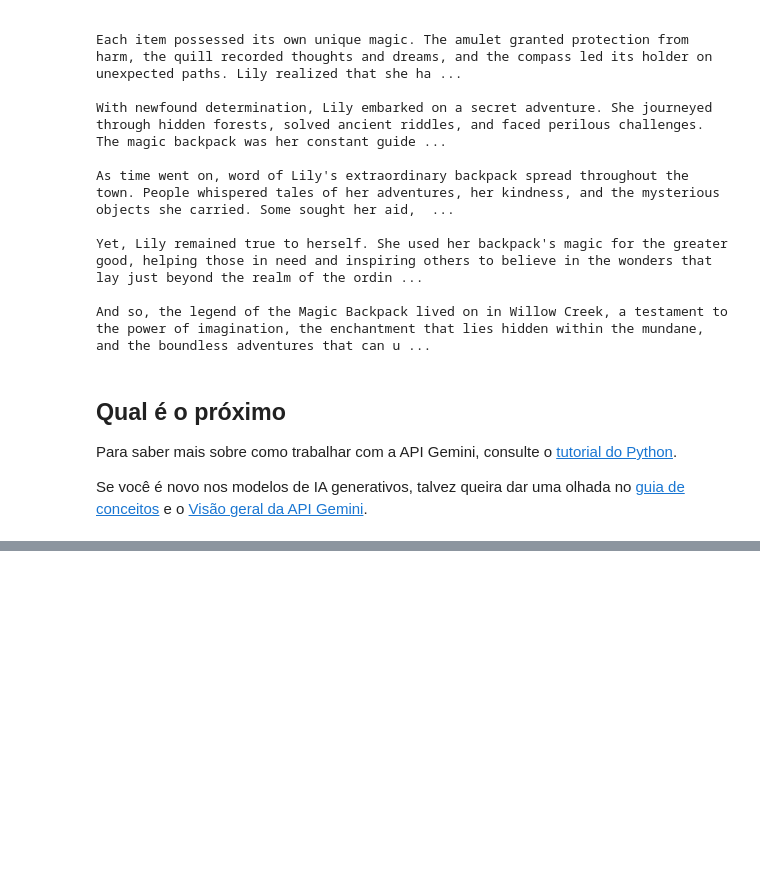
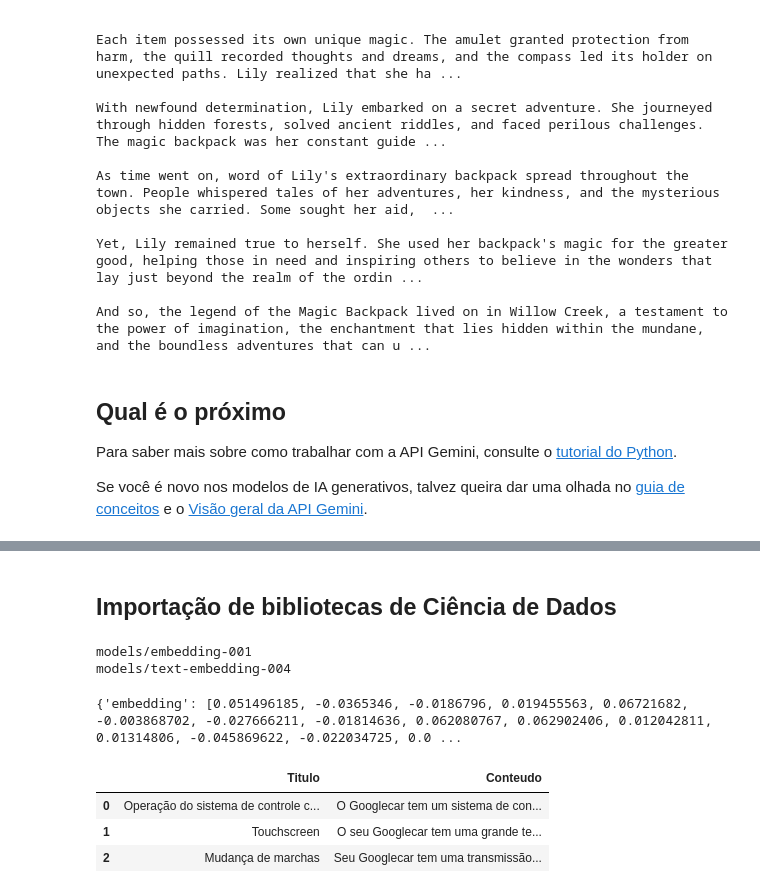
Before and after one commit to J0aoD3v/Meu_primeiro_LLM, a Jupyter notebook: Meu_primeiro_LLM.ipynb, the cells around one changed output, grey strips where cells are left out. Drawn from its saved outputs; the diff is of its cells as text; code cells hidden in the pictures; blank space fills up the shorter version.

```diff
--- a/Meu_primeiro_LLM.ipynb
+++ b/Meu_primeiro_LLM.ipynb
@@ -194,0 +163,2 @@ for message in chat.history:
+# %% [markdown]
+## Importação de bibliotecas de Ciência de Dados
@@ -194,0 +169,24 @@ for message in chat.history:
+# %%
+for m in genai.list_models():
+  if 'embedContent' in m.supported_generation_methods:
+    print(m.name)
+# %% [output]
+models/embedding-001
+models/text-embedding-004
+# %%
+#Exemplo de embedding
+title = "A próxima geração de IA para desenvolvedores e Google Workspace"
+sample_text = ("Título: A próxima geração de IA para desenvolvedores e Google Workspace"
+    "\n"
+    "Artigo completo:\n"
+    "\n"
+    "Gemini API & Google AI Studio: Uma maneira acessível de explorar e criar protótipos com aplicações de IA generativa")
+
+embeddings = genai.embed_content(model="models/embedding-001",
+                                 content=sample_text,
+                                 title=title,
+                                 task_type="RETRIEVAL_DOCUMENT")
+
+print(embeddings)
+# %% [output]
+{'embedding': [0.051496185, -0.0365346, -0.0186796, 0.019455563, 0.06721682, -0.003868702, -0.027666211, -0.01814636, 0.062080767, 0.062902406, 0.012042811, 0.01314806, -0.045869622, -0.022034725, 0.0 ...
@@ -194,0 +208,9 @@ for message in chat.history:
+# %%
+df = pd.DataFrame(documents)
+df.columns = ["Titulo", "Conteudo"]
+df
+# %% [output]
+|  | Titulo | Conteudo |
+| 0 | Operação do sistema de controle c... | O Googlecar tem um sistema de con... |
+| 1 | Touchscreen | O seu Googlecar tem uma grande te... |
+| 2 | Mudança de marchas | Seu Googlecar tem uma transmissão... |
```
Also changed, not shown: parts of 22 cells of this notebook.
